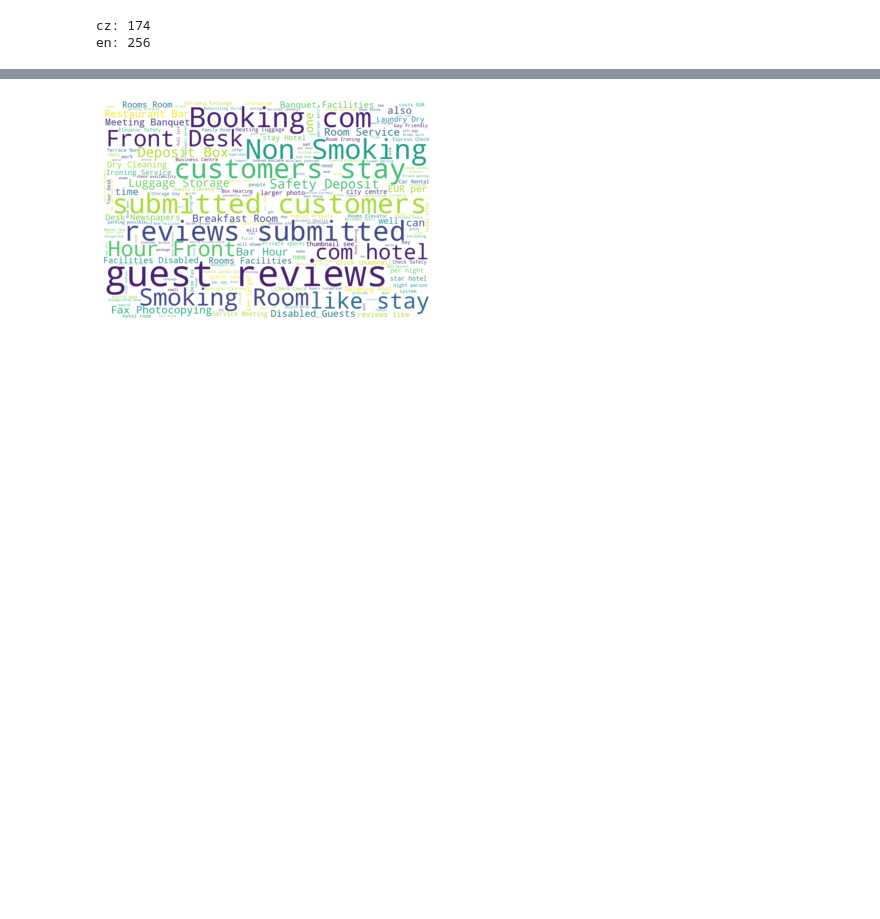
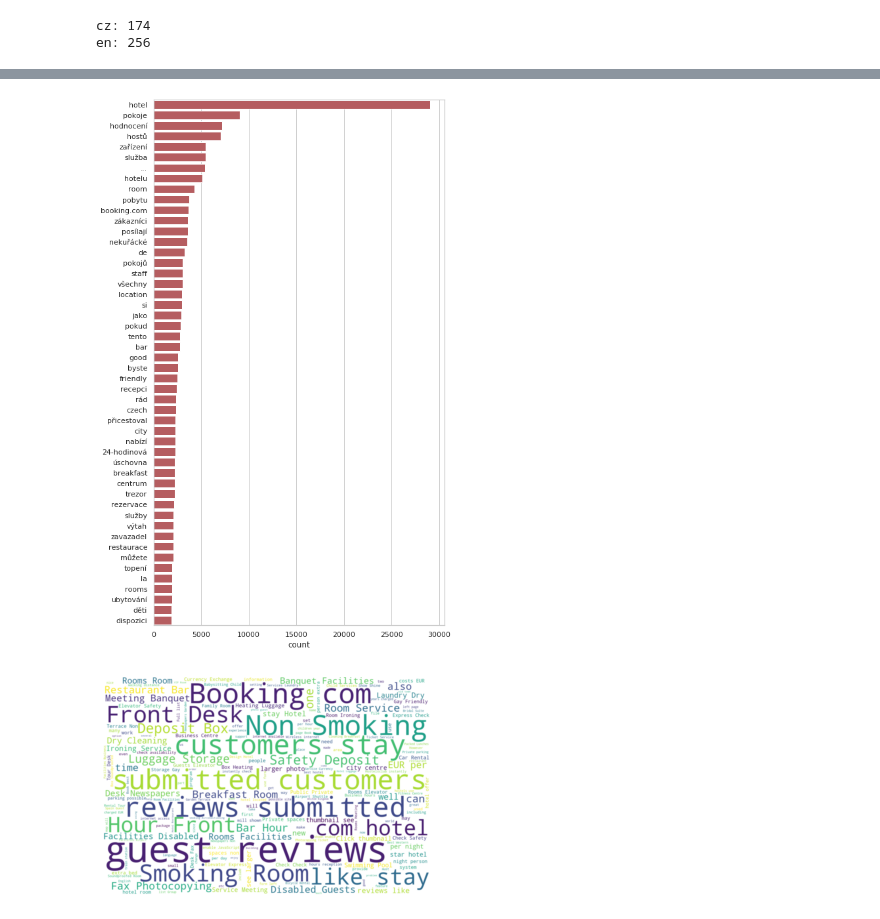
Before and after one commit to nixwill/nn-project, a Jupyter notebook: notebooks/data_analysis.ipynb, the cells around one changed output, grey strips where cells are left out. Cells and saved outputs as stored; diff of their text form; code cells hidden in the pictures; blank space fills up the shorter version.

```diff
--- a/notebooks/data_analysis.ipynb
+++ b/notebooks/data_analysis.ipynb
@@ -179,3 +145,22 @@ fig.savefig('histogram_cs.eps')
+# %%
+counter = collections.Counter(
+    word.lower() for word in itertools.chain.from_iterable(samples_cs)
+    if word.lower() not in stopwords_cs
+    and word.lower() not in stopwords_en
+    and len(word) > 1
+)
+
+df = pd.DataFrame(data=counter.most_common(50), columns=('word', 'count'))
+
+sns.set(style="whitegrid")
+fig, ax = plt.subplots(figsize=(8, 12))
+sns.barplot(x='count', y='word', data=df, label='Count', color='r')
+fig.tight_layout()
+ax.set_ylabel('')
+fig.savefig(os.path.join(figures_path, 'histogram_cs_remove_en.png'))
+fig.savefig(os.path.join(figures_path, 'histogram_cs_remove_en.eps'))
+# %% [output]
+[figure, added]
 # %%
 samples_en_text = ' '.join(itertools.chain.from_iterable(samples_en))
 samples_cs_text = ' '.join(itertools.chain.from_iterable(samples_cs))
```
Also changed, not shown: parts of 10 cells of this notebook, 10 other files.
